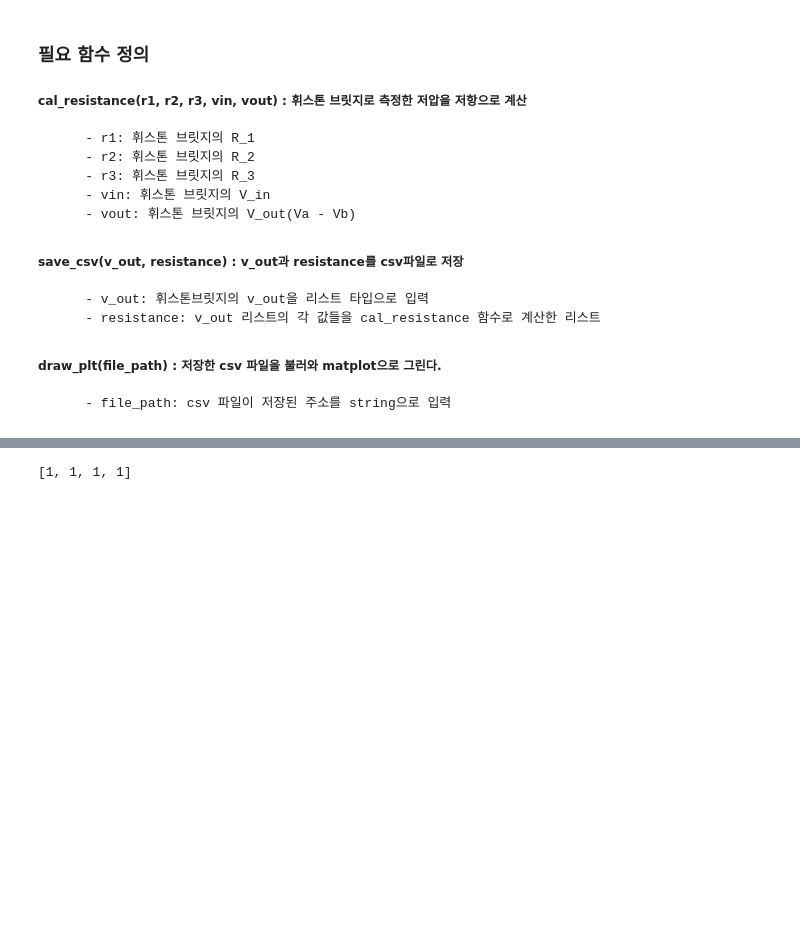
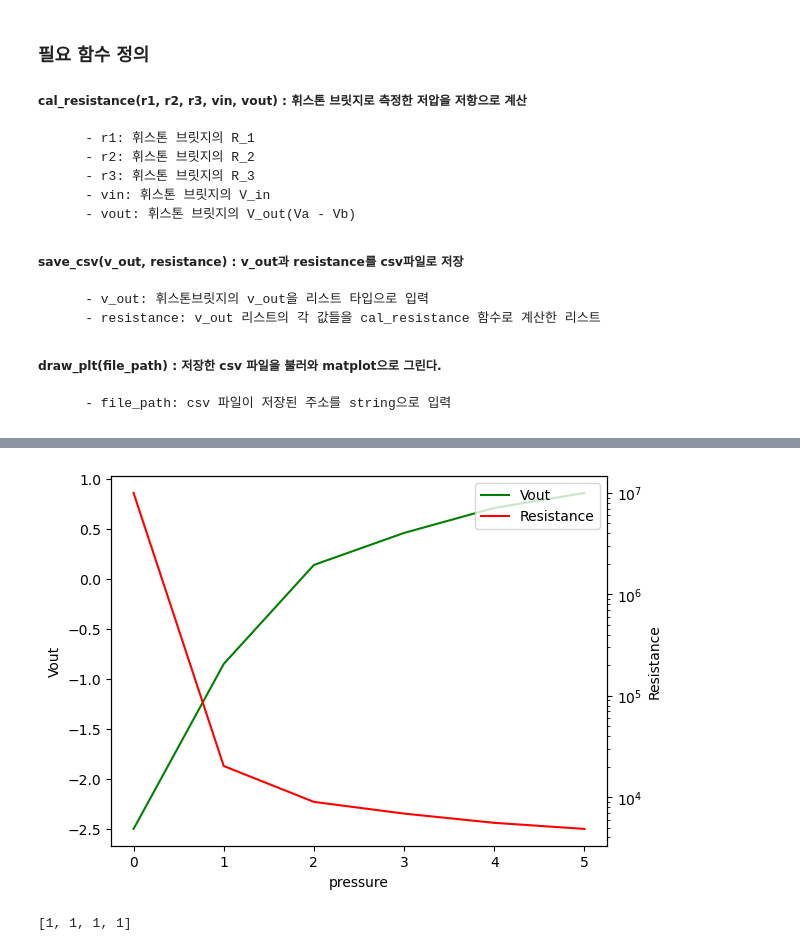
Before and after one commit to beobmun/3_1_algorithm, a Jupyter notebook: current_circuit/term_project.ipynb, the cells around one changed output, grey strips where cells are left out. Saved outputs shown, nothing was run; the diff lists cells and outputs as text; code cells hidden in the pictures; blank space fills up the shorter version.

```diff
--- a/current_circuit/term_project.ipynb
+++ b/current_circuit/term_project.ipynb
@@ -301,3 +311,7 @@ df
+# %%
+draw_plt("./output_value_2.csv", "Vout", "Resistance")
+# %% [output]
+[figure, added]
 # %%
 a = [[1,1,1,1,],[1,2,3,4]]
 a[0]
```
Also changed, not shown: parts of 5 cells of this notebook, 3 other files.
